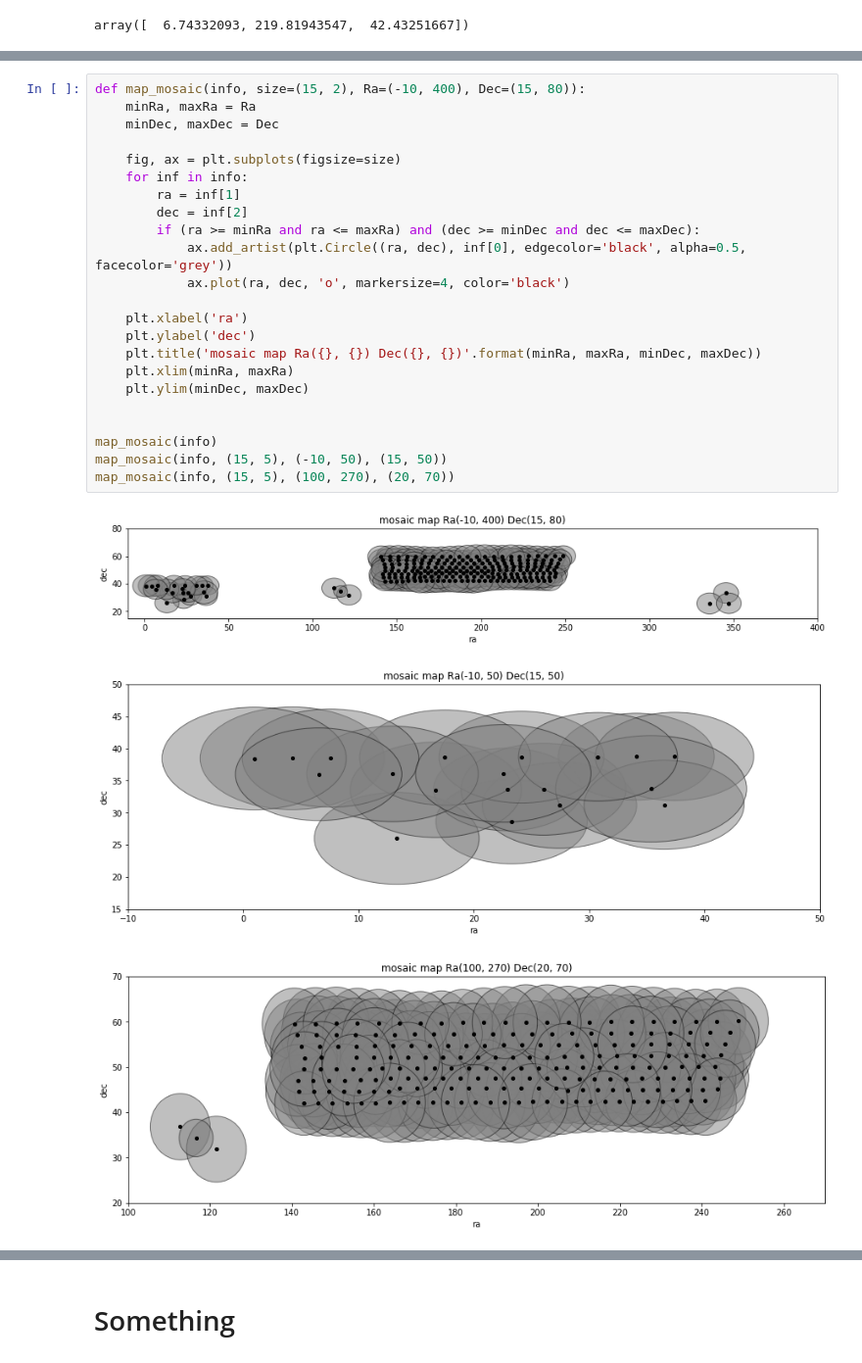
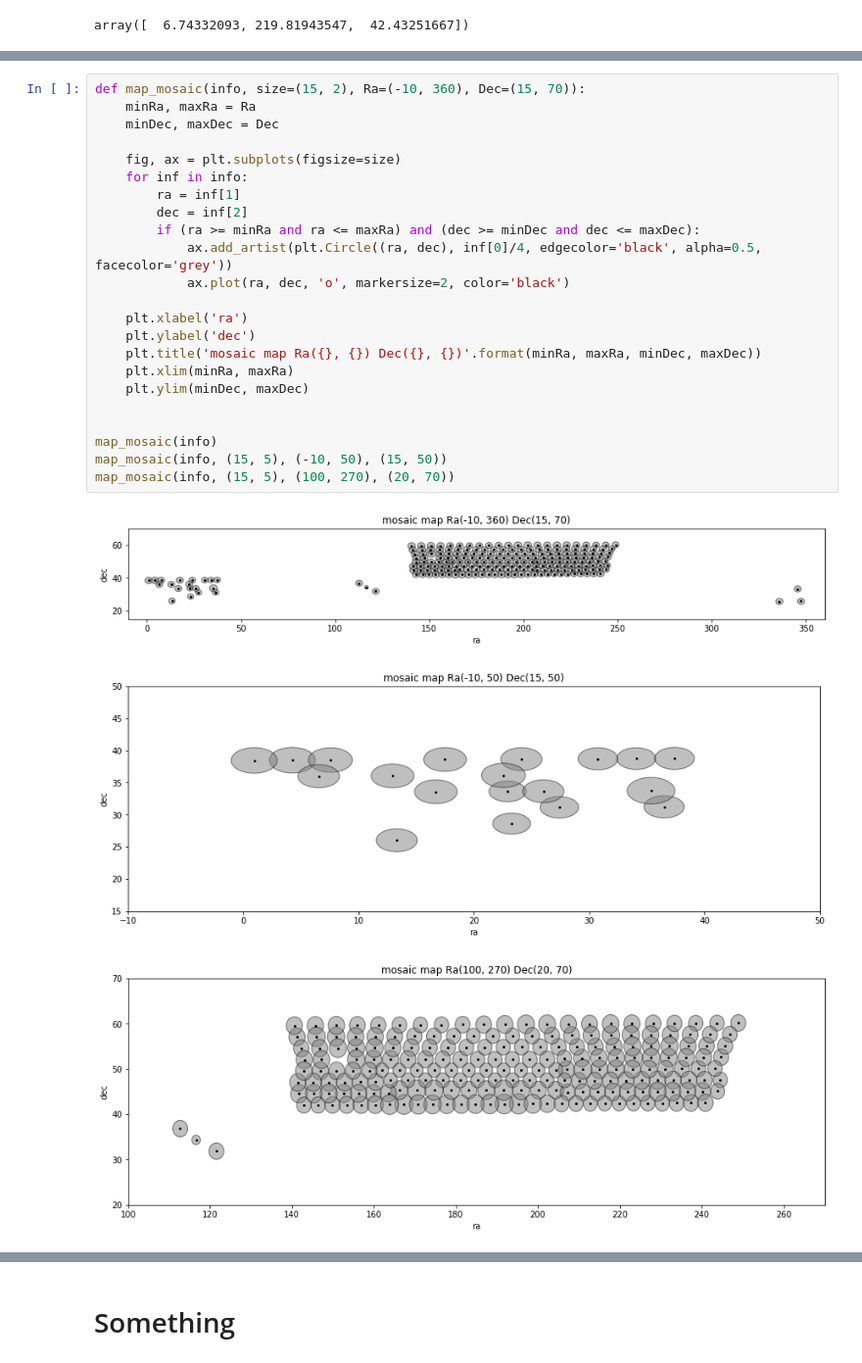
Before and after one commit to JasperO98/dr2, a Jupyter notebook: Jasper/find_edge.ipynb, the cells around one changed output, grey strips where cells are left out. Shown at 98% size. Drawn from its saved outputs; the diff is of its cells as text.

```diff
--- a/Jasper/find_edge.ipynb
+++ b/Jasper/find_edge.ipynb
@@ -177,30 +195,30 @@ with open(os.path.join('overlap_dict.csv'), 'w') as outfile:
 # %%
-def map_mosaic(info, size=(15, 2), Ra=(-10, 400), Dec=(15, 80)):
+def map_mosaic(info, size=(15, 2), Ra=(-10, 360), Dec=(15, 70)):
     minRa, maxRa = Ra
     minDec, maxDec = Dec
 
     fig, ax = plt.subplots(figsize=size)
     for inf in info:
         ra = inf[1]
         dec = inf[2]
         if (ra >= minRa and ra <= maxRa) and (dec >= minDec and dec <= maxDec):
-            ax.add_artist(plt.Circle((ra, dec), inf[0], edgecolor='black', alpha=0.5, facecolor='grey'))
-            ax.plot(ra, dec, 'o', markersize=4, color='black')
+            ax.add_artist(plt.Circle((ra, dec), inf[0]/4, edgecolor='black', alpha=0.5, facecolor='grey'))
+            ax.plot(ra, dec, 'o', markersize=2, color='black')
 
     plt.xlabel('ra')
     plt.ylabel('dec')
     plt.title('mosaic map Ra({}, {}) Dec({}, {})'.format(minRa, maxRa, minDec, maxDec))
     plt.xlim(minRa, maxRa)
     plt.ylim(minDec, maxDec)
 
 
 map_mosaic(info)
 map_mosaic(info, (15, 5), (-10, 50), (15, 50))
 map_mosaic(info, (15, 5), (100, 270), (20, 70))
 # %% [output]
-[figure, old version]
+[figure, new version]
-[figure, old version]
+[figure, new version]
-[figure, old version]
+[figure, new version]
 # %%
 from shapely.geometry import asPolygon
 
```
Also changed, not shown: parts of 7 cells of this notebook, 1 other file.
